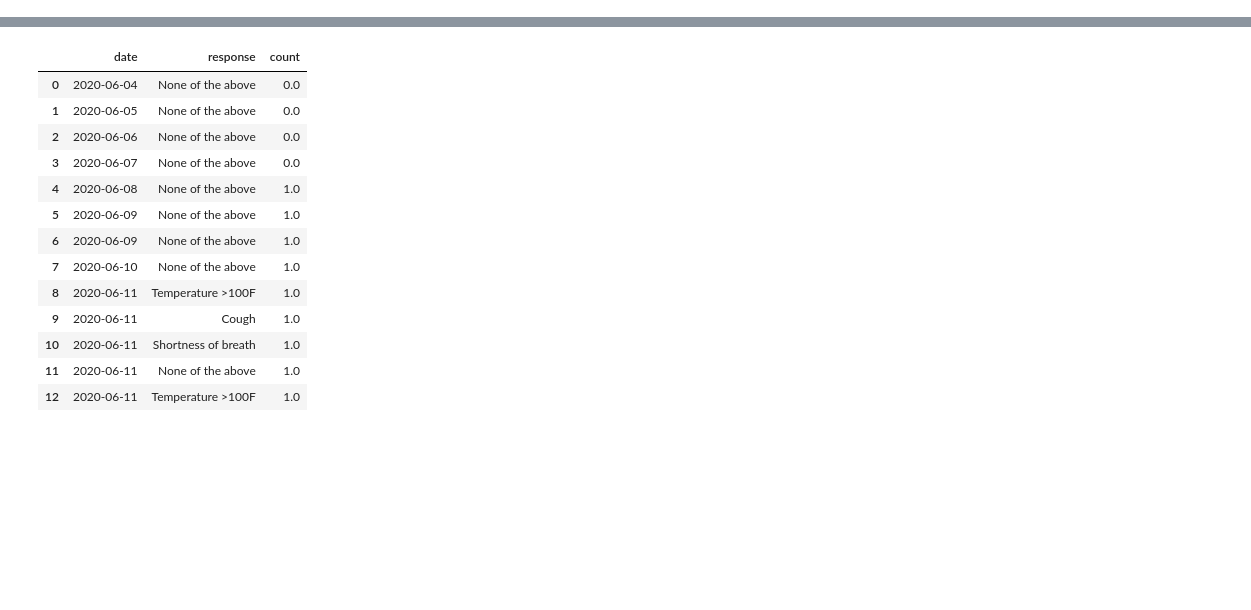
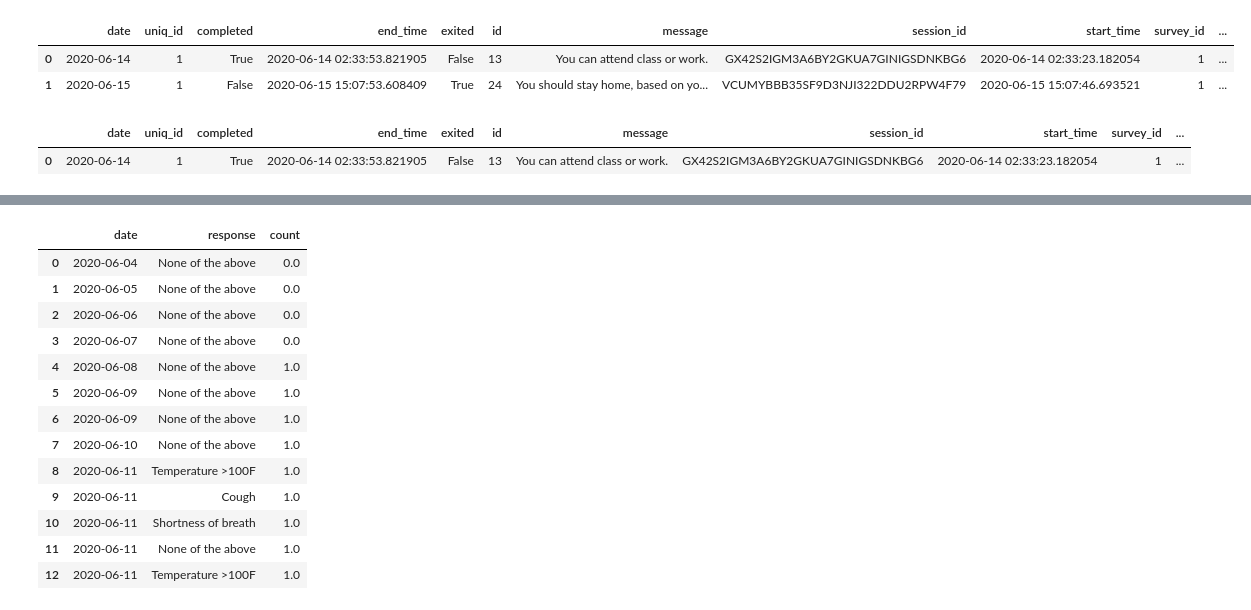
Before and after one commit to ryananeff/medtracker, a Jupyter notebook: Dashboard.ipynb, the cells around one changed output, grey strips where cells are left out. Cells and saved outputs as stored; diff of their text form; code cells hidden in the pictures; blank space fills up the shorter version.

```diff
--- a/Dashboard.ipynb
+++ b/Dashboard.ipynb
@@ -198,0 +232,12 @@ qres
+# %%
+sres
+# %% [output]
+|  | date | uniq_id | completed | end_time | exited | id | message | session_id | start_time | survey_id | ... |
+| 0 | 2020-06-14 | 1 | True | 2020-06-14 02:33:53.821905 | False | 13 | You can attend class or work. | GX42S2IGM3A6BY2GKUA7GINIGSDNKBG6 | 2020-06-14 02:33:23.182054 | 1 | ... |
+| 1 | 2020-06-15 | 1 | False | 2020-06-15 15:07:53.608409 | True | 24 | You should stay home, based on yo... | VCUMYBBB35SF9D3NJI322DDU2RPW4F79 | 2020-06-15 15:07:46.693521 | 1 | ... |
+# %%
+i = pd.date_range(begin_time, datetime.datetime.utcnow().date())[10]
+sres[(sres.end_time<(i+datetime.timedelta(days=1)))&(sres.end_time>i)]
+# %% [output]
+|  | date | uniq_id | completed | end_time | exited | id | message | session_id | start_time | survey_id | ... |
+| 0 | 2020-06-14 | 1 | True | 2020-06-14 02:33:53.821905 | False | 13 | You can attend class or work. | GX42S2IGM3A6BY2GKUA7GINIGSDNKBG6 | 2020-06-14 02:33:23.182054 | 1 | ... |
```
Also changed, not shown: parts of 22 cells of this notebook, 13 other files.
